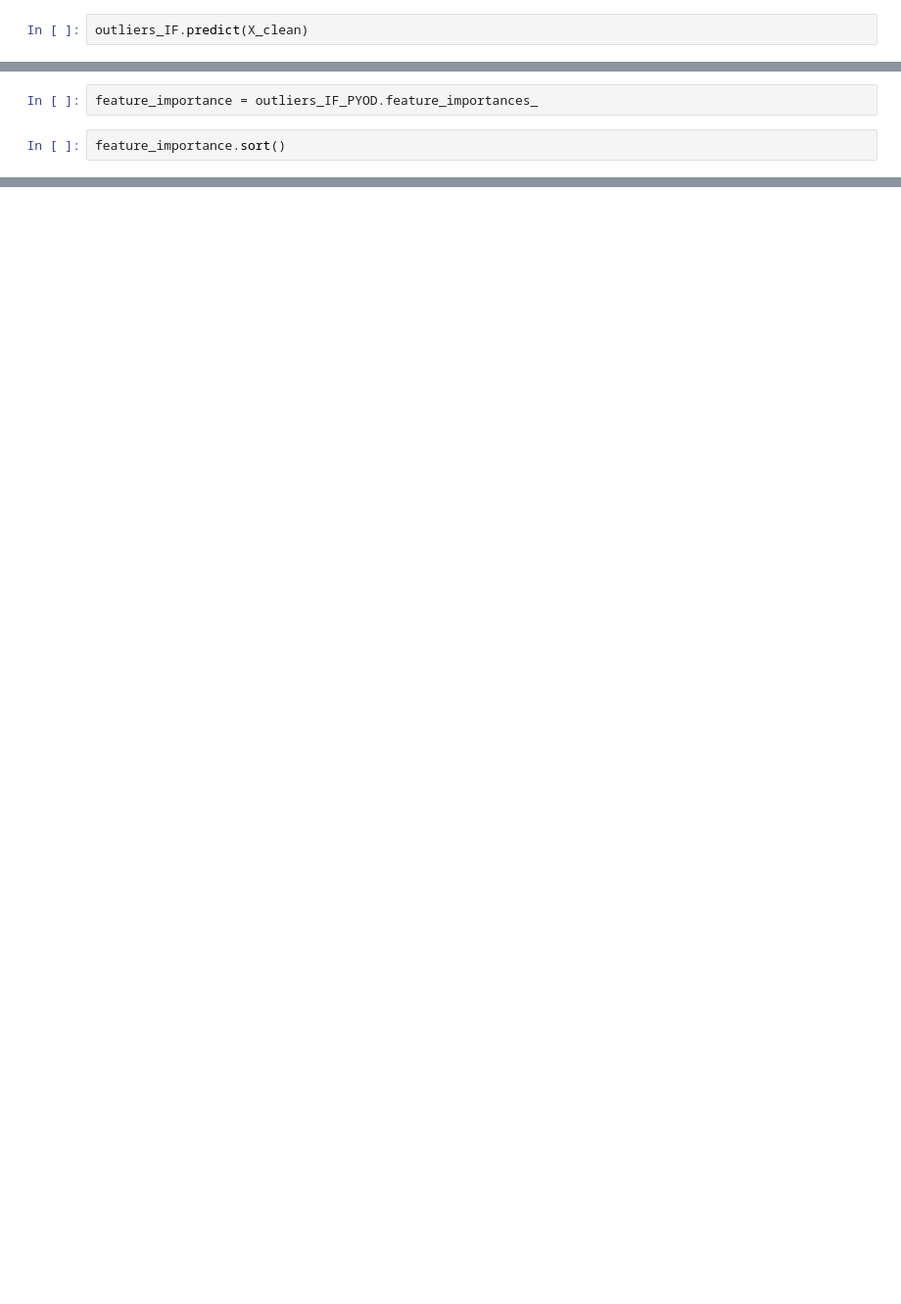
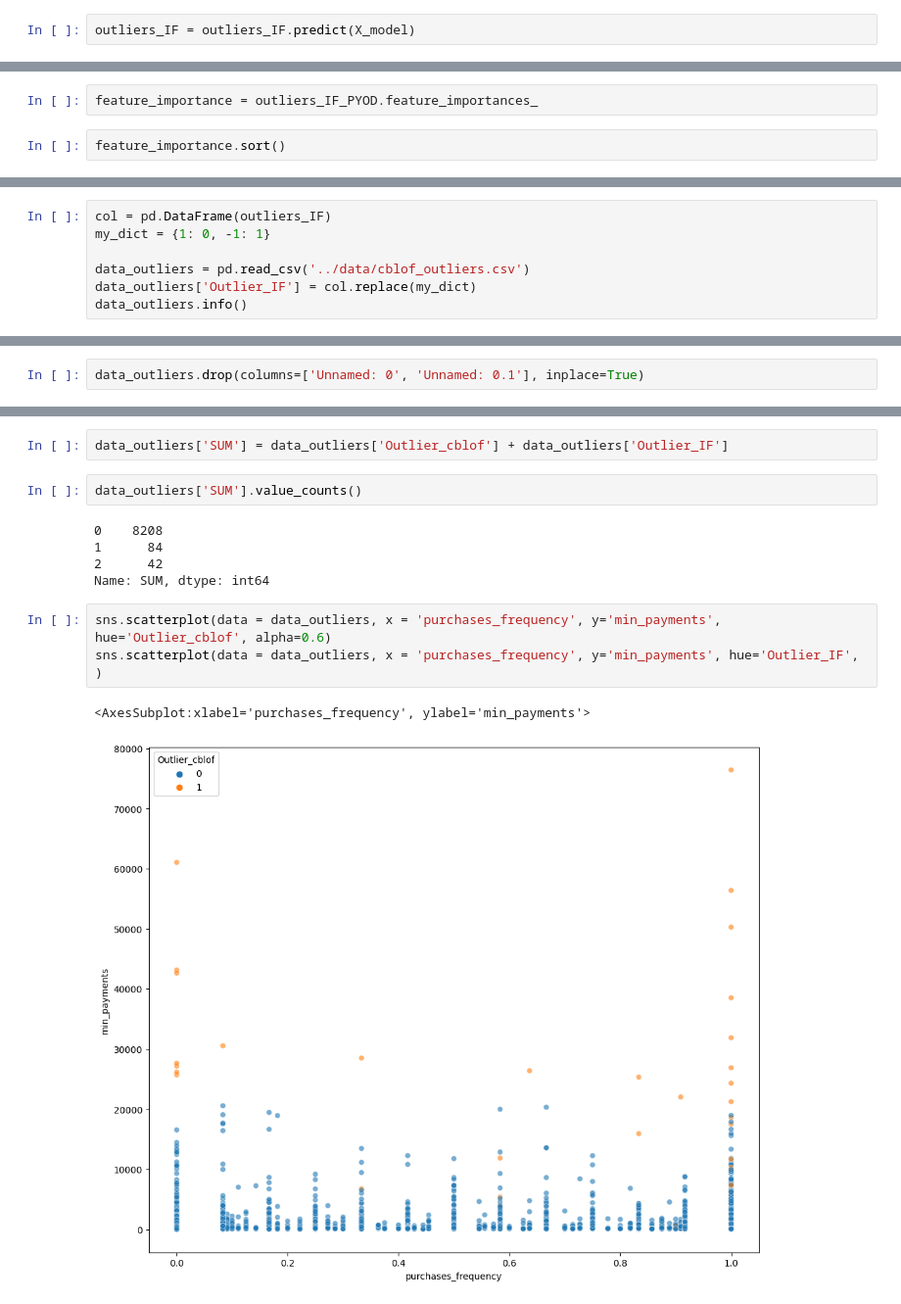
Before and after one commit to Rojoser/Credit-Card-Segmentation, a Jupyter notebook: Agus/Customer_Segmentation_Outlier_Detection.ipynb, the cells around one changed output, grey strips where cells are left out. Shown at 98% size. Drawn from its saved outputs; the diff is of its cells as text; blank space fills up the shorter version.

```diff
--- a/Agus/Customer_Segmentation_Outlier_Detection.ipynb
+++ b/Agus/Customer_Segmentation_Outlier_Detection.ipynb
@@ -82,2 +190,2 @@ X_clean = X.dropna().drop(columns=['customer_id'])
 # %%
-outliers_IF.predict(X_clean)
+outliers_IF = outliers_IF.predict(X_model)
@@ -163,0 +219,7 @@ plt.hist(outlier)
+# %%
+col = pd.DataFrame(outliers_IF)
+my_dict = {1: 0, -1: 1}
+
+data_outliers = pd.read_csv('../data/cblof_outliers.csv')
+data_outliers['Outlier_IF'] = col.replace(my_dict)
+data_outliers.info()
@@ -163,0 +244,2 @@ plt.hist(outlier)
+# %%
+data_outliers.drop(columns=['Unnamed: 0', 'Unnamed: 0.1'], inplace=True)
@@ -163,0 +262,15 @@ plt.hist(outlier)
+# %%
+data_outliers['SUM'] = data_outliers['Outlier_cblof'] + data_outliers['Outlier_IF']
+# %%
+data_outliers['SUM'].value_counts()
+# %% [output]
+0    8208
+1      84
+2      42
+Name: SUM, dtype: int64
+# %%
+sns.scatterplot(data = data_outliers, x = 'purchases_frequency', y='min_payments', hue='Outlier_cblof', alpha=0.6)
+sns.scatterplot(data = data_outliers, x = 'purchases_frequency', y='min_payments', hue='Outlier_IF', )
+# %% [output]
+<AxesSubplot:xlabel='purchases_frequency', ylabel='min_payments'>
+[figure, added]
```
Also changed, not shown: parts of 39 cells of this notebook, 1 other file.
